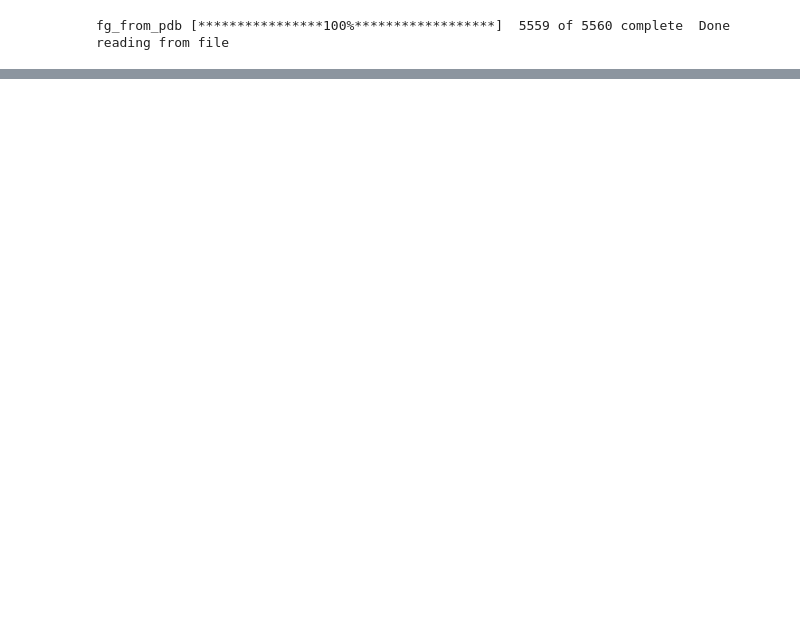
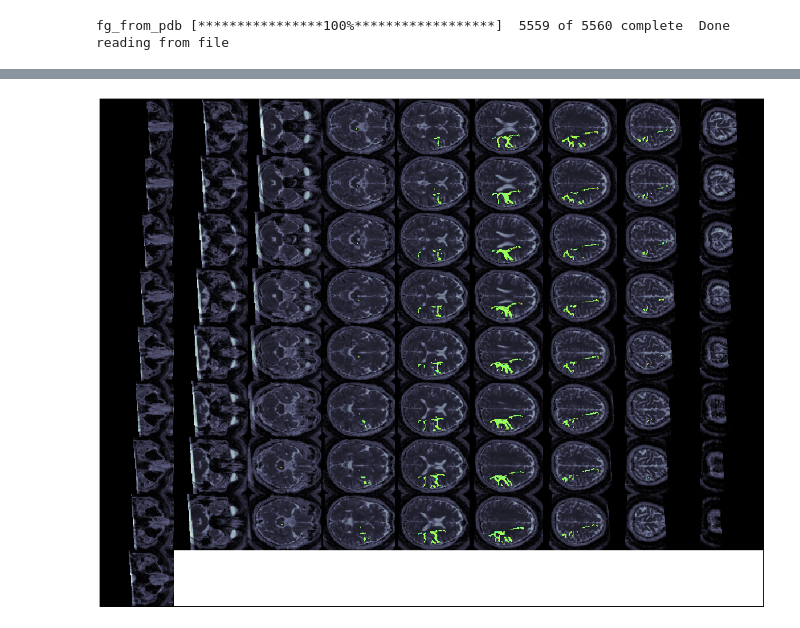
Before and after one commit to arokem/osmosis, a Jupyter notebook: osmosis/ipynb/FiberStatistic.ipynb, the cells around one changed output, grey strips where cells are left out. Drawn from its saved outputs; the diff is of its cells as text; code cells hidden in the pictures; blank space fills up the shorter version.

```diff
--- a/osmosis/ipynb/FiberStatistic.ipynb
+++ b/osmosis/ipynb/FiberStatistic.ipynb
@@ -109,5 +98,7 @@ vol[Model1.fg_idx_unique[0],
 # %%
-fig = mpl.mosaic(TM1.fractional_anisotropy.T, cmap=matplotlib.cm.bone, cbar=False)
+fig = mpl.mosaic(TM1.mean_diffusivity.T, cmap=matplotlib.cm.bone, cbar=False)
 #fig = mpl.mosaic(t1_data.T, cmap=matplotlib.cm.bone, cbar=False)
 fig = mpl.mosaic(vol.T, fig=fig, cbar=False, cmap=matplotlib.cm.jet_r)
 fig.set_size_inches([20,20])
+# %% [output]
+[figure, added]
```
Also changed, not shown: parts of 11 cells of this notebook.
